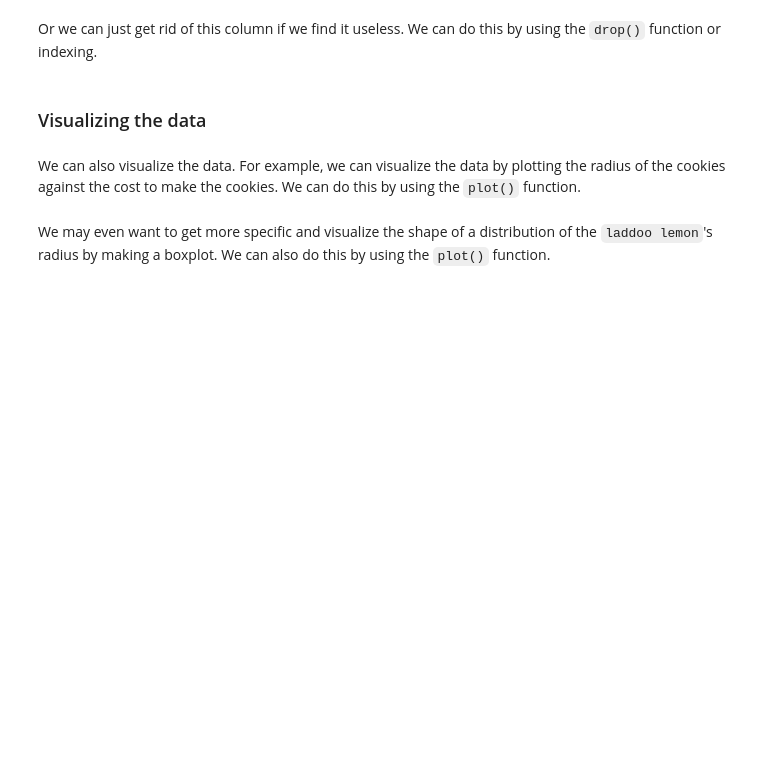
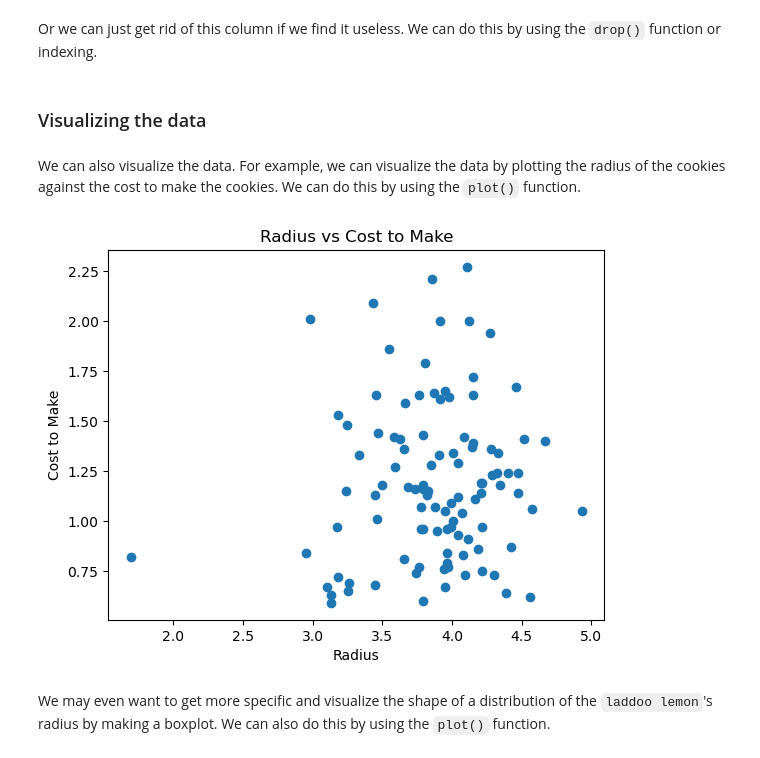
Before and after one commit to shivi-9/CS506-Spring2023, a Jupyter notebook: labs/02-lab/lab02.ipynb, the cells around one changed output. Drawn from its saved outputs; the diff is of its cells as text; code cells hidden in the pictures; blank space fills up the shorter version.

```diff
--- a/labs/02-lab/lab02.ipynb
+++ b/labs/02-lab/lab02.ipynb
@@ -204,2 +226,11 @@ We can also visualize the data. For example, we can visualize the data by plotti
+# %%
+import matplotlib.pyplot as mpl
+mpl.scatter(df['radius'], df['cost_to_make'])
+mpl.xlabel('Radius')
+mpl.ylabel('Cost to Make')
+mpl.title('Radius vs Cost to Make')
+mpl.show()
+# %% [output]
+[figure, added]
 # %% [markdown]
 We may even want to get more specific and visualize the shape of a distribution of the `laddoo lemon`'s radius by making a boxplot. We can also do this by using the `plot()` function.
```
Also changed, not shown: parts of 53 cells of this notebook, 1 other file.
